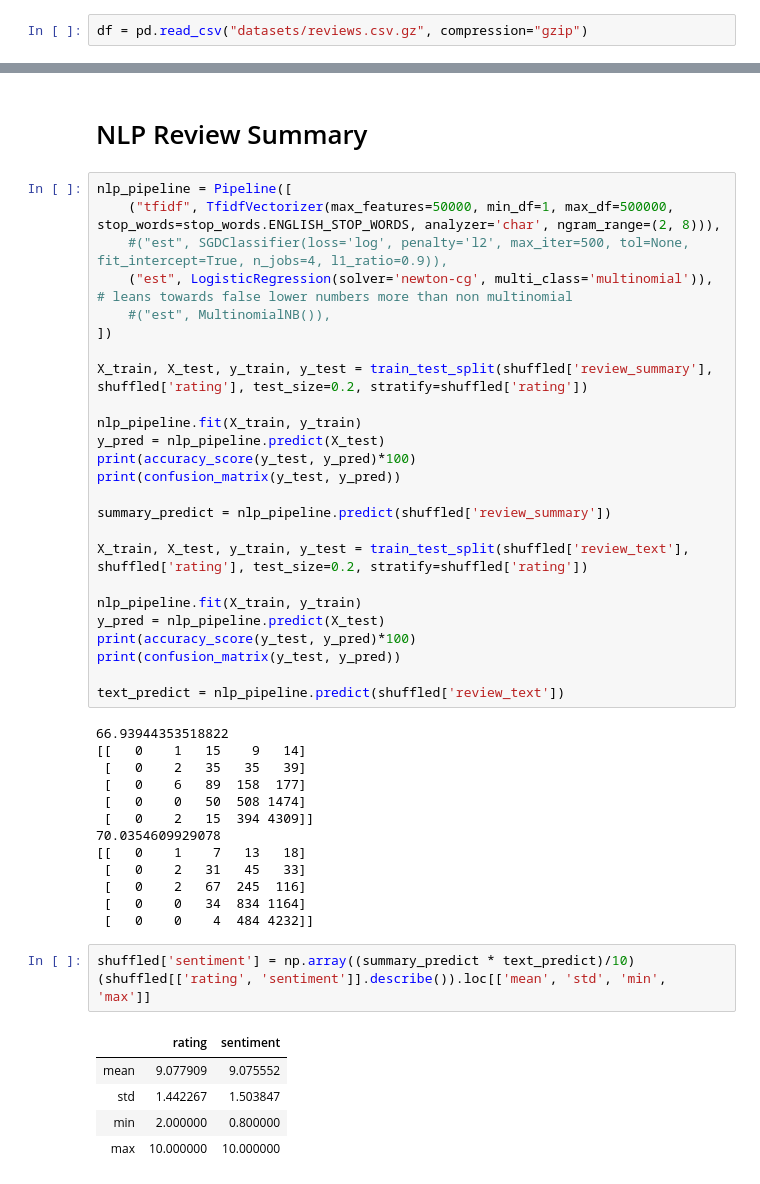
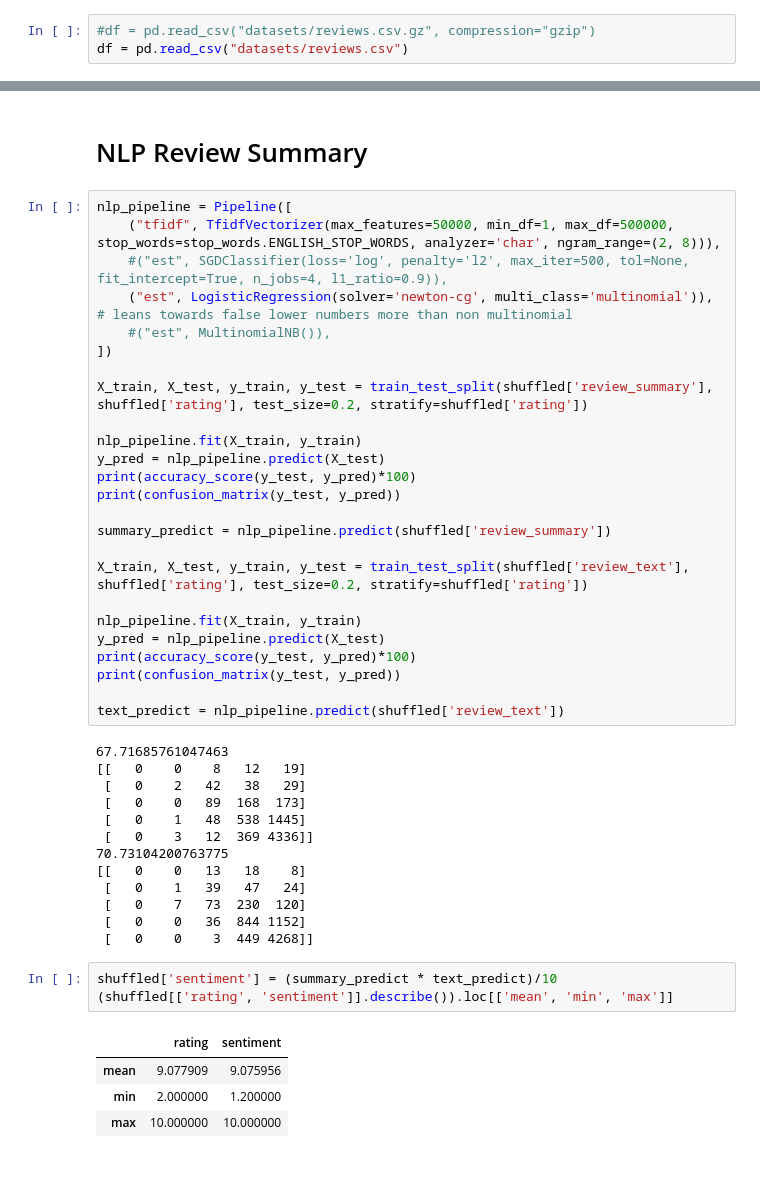
Before and after one commit to Strum355/CS4618-Reviews-Predictor, a Jupyter notebook: Assignment 1.ipynb, the cells around one changed output, grey strips where cells are left out. Cells and saved outputs as stored; diff of their text form.

```diff
--- a/Assignment 1.ipynb
+++ b/Assignment 1.ipynb
@@ -30,4 +30,5 @@ from sklearn.naive_bayes import MultinomialNB
 from sklearn.metrics import classification_report, confusion_matrix, accuracy_score, mean_absolute_error
 from sklearn.cross_decomposition import CCA
 # %%
-df = pd.read_csv("datasets/reviews.csv.gz", compression="gzip")
+#df = pd.read_csv("datasets/reviews.csv.gz", compression="gzip")
+df = pd.read_csv("datasets/reviews.csv")
@@ -256,25 +284,24 @@ print(confusion_matrix(y_test, y_pred))
 
 text_predict = nlp_pipeline.predict(shuffled['review_text'])
 # %% [output]
-66.93944353518822
-[[   0    1   15    9   14]
- [   0    2   35   35   39]
- [   0    6   89  158  177]
- [   0    0   50  508 1474]
- [   0    2   15  394 4309]]
-70.0354609929078
-[[   0    1    7   13   18]
- [   0    2   31   45   33]
- [   0    2   67  245  116]
- [   0    0   34  834 1164]
- [   0    0    4  484 4232]]
+67.71685761047463
+[[   0    0    8   12   19]
+ [   0    2   42   38   29]
+ [   0    0   89  168  173]
+ [   0    1   48  538 1445]
+ [   0    3   12  369 4336]]
+70.73104200763775
+[[   0    0   13   18    8]
+ [   0    1   39   47   24]
+ [   0    7   73  230  120]
+ [   0    0   36  844 1152]
+ [   0    0    3  449 4268]]
 # %%
-shuffled['sentiment'] = np.array((summary_predict * text_predict)/10)
-(shuffled[['rating', 'sentiment']].describe()).loc[['mean', 'std', 'min', 'max']]
+shuffled['sentiment'] = (summary_predict * text_predict)/10
+(shuffled[['rating', 'sentiment']].describe()).loc[['mean', 'min', 'max']]
 # %% [output]
 |  | rating | sentiment |
-| mean | 9.077909 | 9.075552 |
-| std | 1.442267 | 1.503847 |
-| min | 2.000000 | 0.800000 |
+| mean | 9.077909 | 9.075956 |
+| min | 2.000000 | 1.200000 |
 | max | 10.000000 | 10.000000 |
 # %%
```
Also changed, not shown: parts of 15 cells of this notebook.
